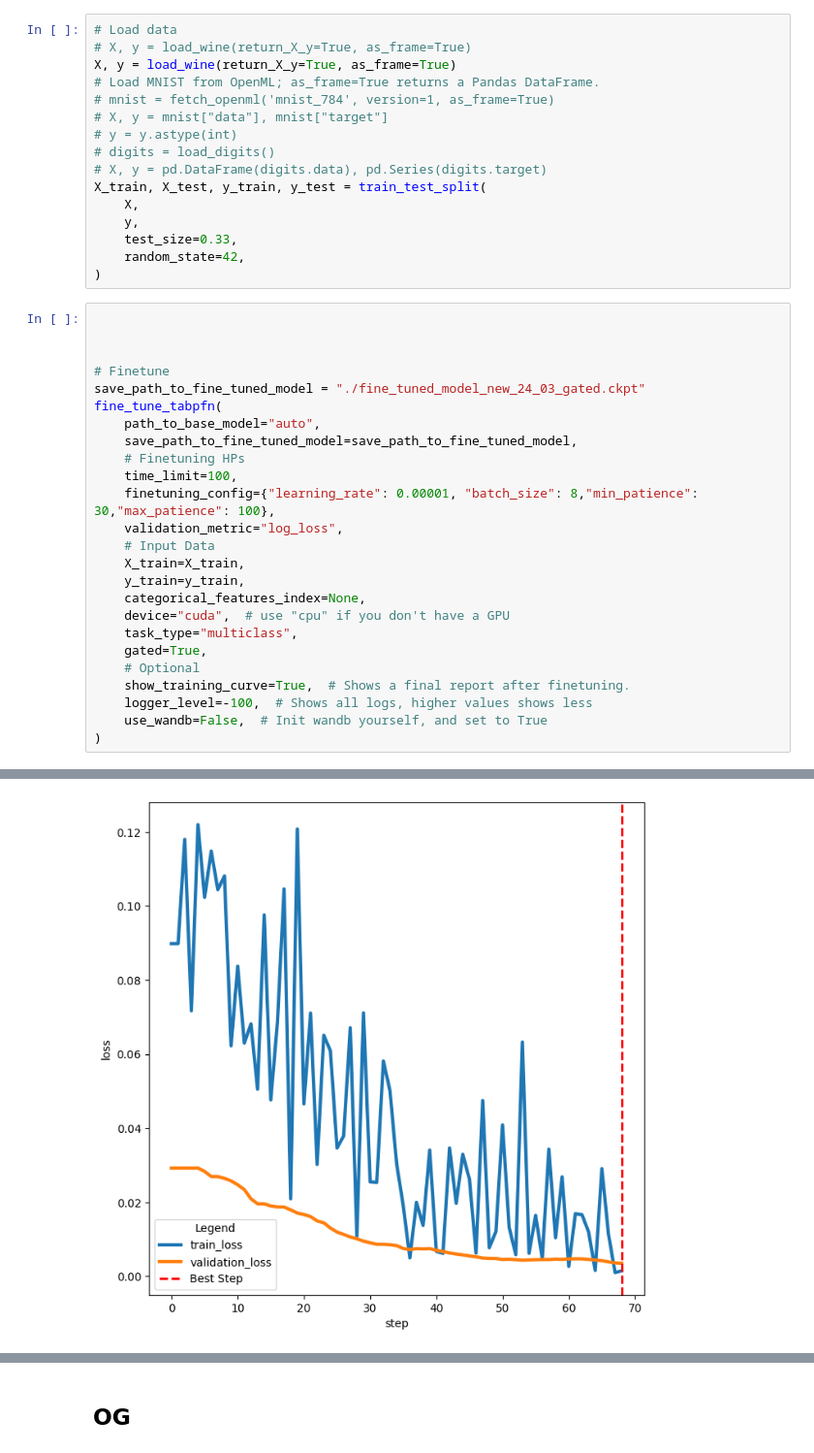
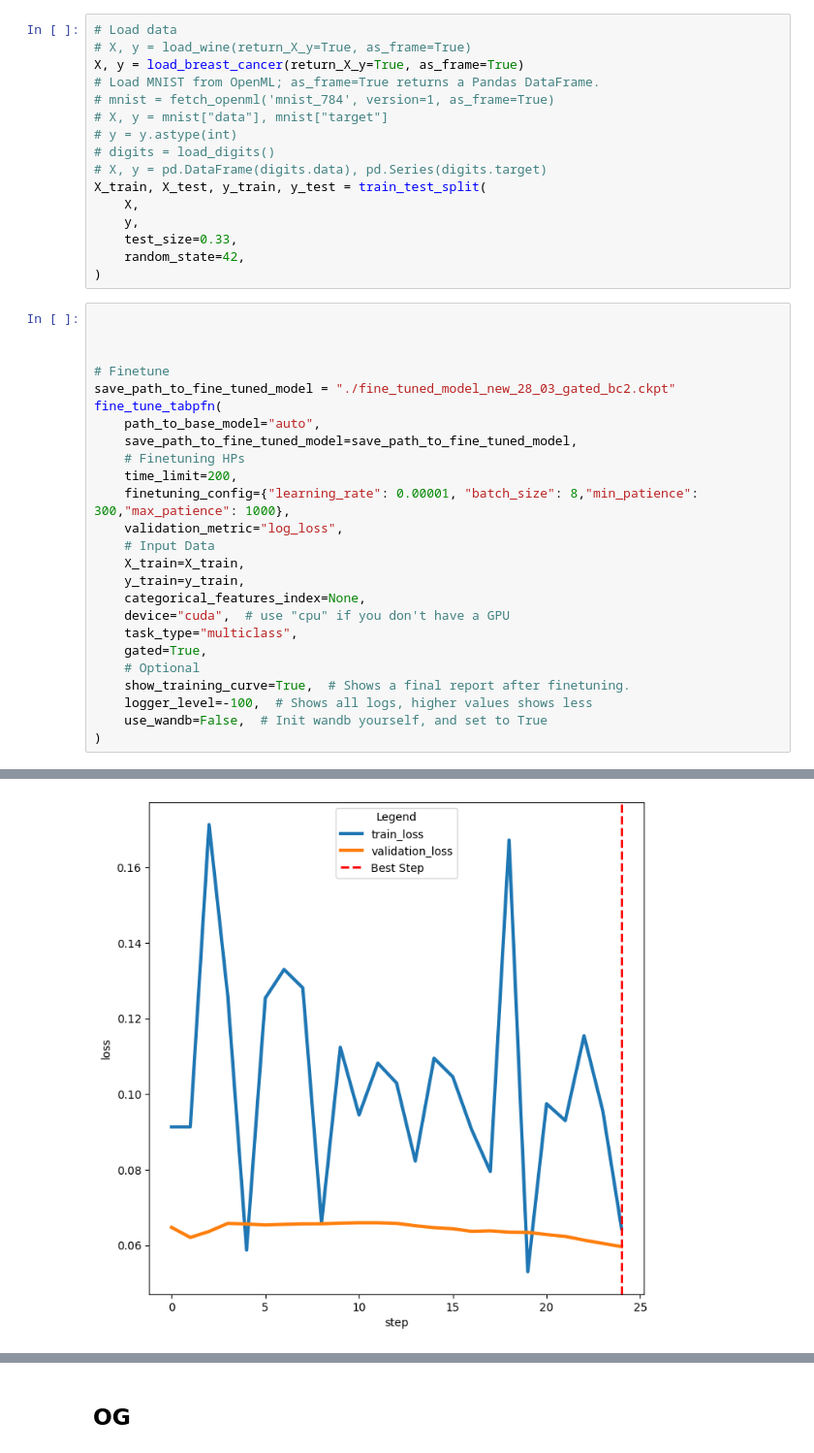
Before and after one commit to tentacool9/FTTabPFN, a Jupyter notebook: Finetuning.ipynb, the cells around one changed output, grey strips where cells are left out. Shown at 97% size. Drawn from its saved outputs; the diff is of its cells as text.

```diff
--- a/Finetuning.ipynb
+++ b/Finetuning.ipynb
@@ -16,7 +16,7 @@ from tabpfn.model.gatedtransformerv2 import GatedPerFeatureTransformer, DebugInf
 # %%
 # Load data
 # X, y = load_wine(return_X_y=True, as_frame=True)
-X, y = load_wine(return_X_y=True, as_frame=True)
+X, y = load_breast_cancer(return_X_y=True, as_frame=True)
 # Load MNIST from OpenML; as_frame=True returns a Pandas DataFrame.
 # mnist = fetch_openml('mnist_784', version=1, as_frame=True)
 # X, y = mnist["data"], mnist["target"]
@@ -34,13 +34,13 @@ X_train, X_test, y_train, y_test = train_test_split(
 
 
 # Finetune
-save_path_to_fine_tuned_model = "./fine_tuned_model_new_24_03_gated.ckpt"
+save_path_to_fine_tuned_model = "./fine_tuned_model_new_28_03_gated_bc2.ckpt"
 fine_tune_tabpfn(
     path_to_base_model="auto",
     save_path_to_fine_tuned_model=save_path_to_fine_tuned_model,
     # Finetuning HPs
-    time_limit=100,
-    finetuning_config={"learning_rate": 0.00001, "batch_size": 8,"min_patience": 30,"max_patience": 100},
+    time_limit=200,
+    finetuning_config={"learning_rate": 0.00001, "batch_size": 8,"min_patience": 300,"max_patience": 1000},
     validation_metric="log_loss",
     # Input Data
     X_train=X_train,
@@ -60,3 +61,3 @@ Warning: No sample gate parameters found in state_dict; using random initializat
 Loaded Gated Model
-[figure, old version]
+[figure, new version]
 # %%
```
Also changed, not shown: parts of 7 cells of this notebook, 4 other files.
